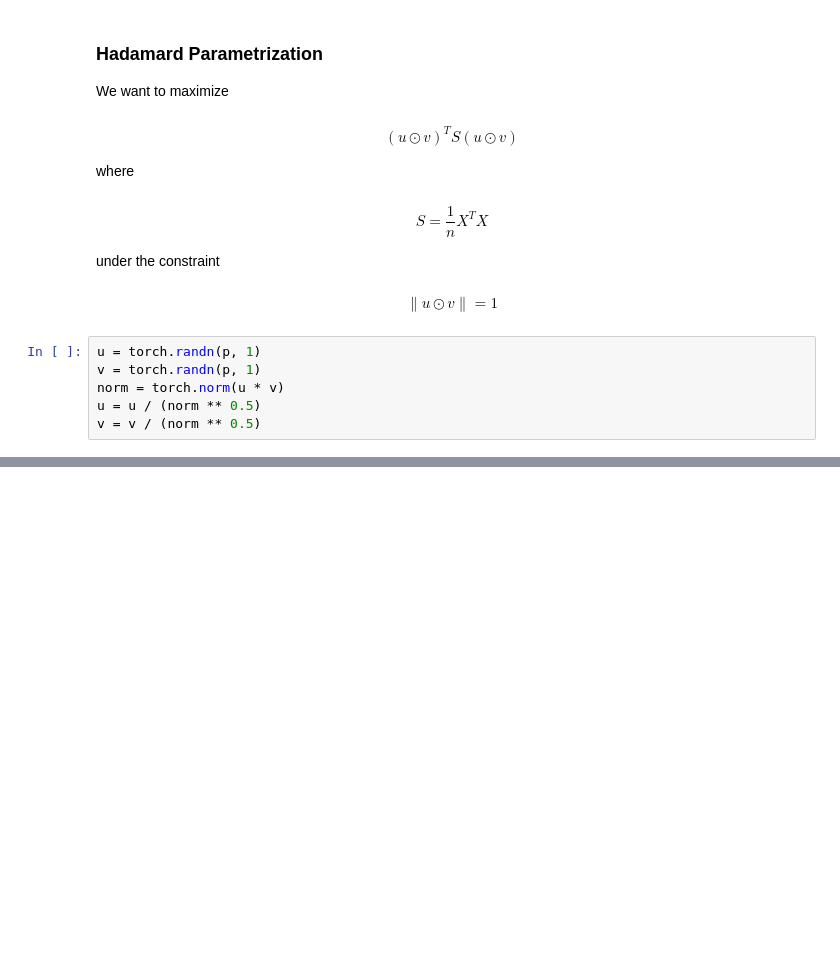
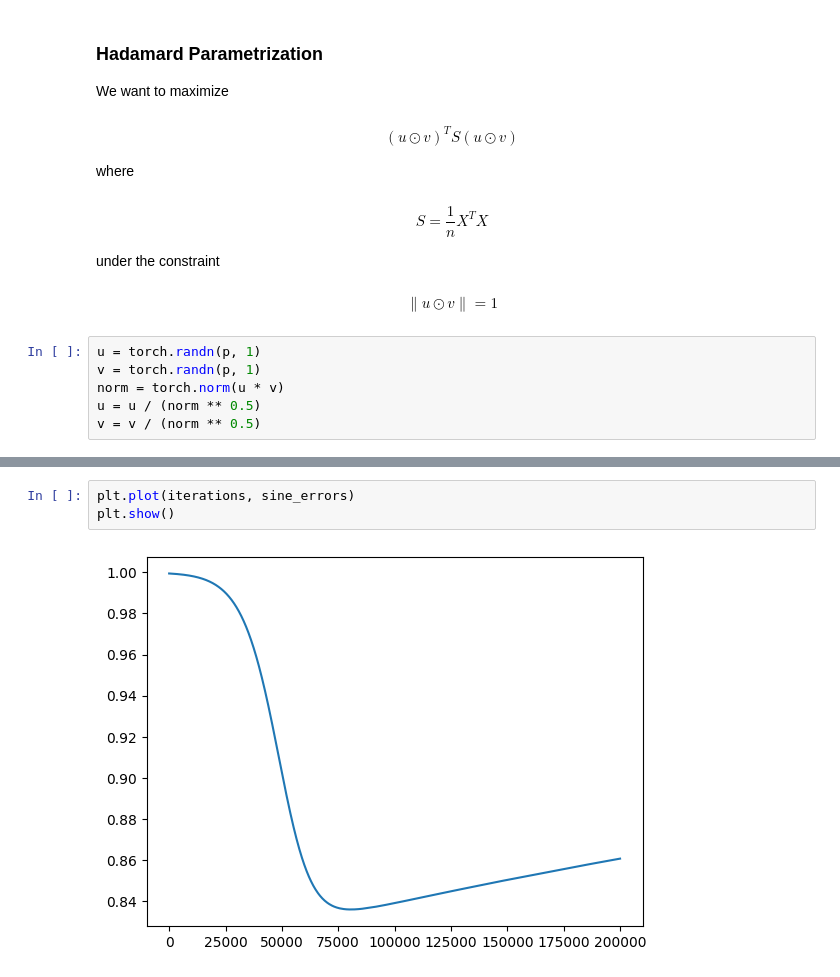
Before and after one commit to Pasit-Jindanuwat/Sparse-PCA-Simulation, a Jupyter notebook: Sparse PCA.ipynb, the cells around one changed output, grey strips where cells are left out. Saved outputs shown, nothing was run; the diff lists cells and outputs as text; blank space fills up the shorter version.

```diff
--- a/Sparse PCA.ipynb
+++ b/Sparse PCA.ipynb
@@ -187,0 +346,5 @@ print(u * v)
+# %%
+plt.plot(iterations, sine_errors)
+plt.show()
+# %% [output]
+[figure, added]
```
Also changed, not shown: parts of 17 cells of this notebook.
